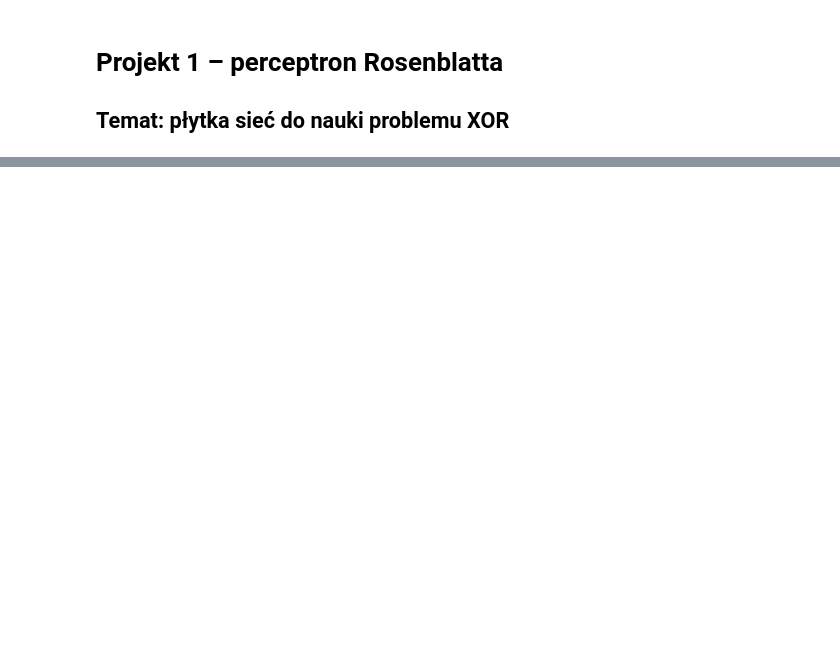
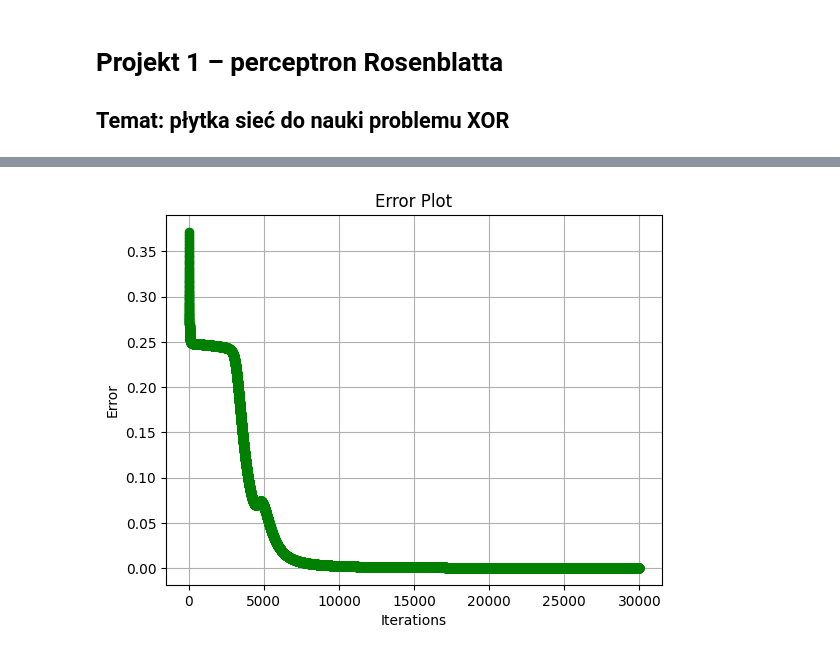
Before and after one commit to qert6g35/ML_xor, a Jupyter notebook: neutral-network-for-xor-problem.ipynb, the cells around one changed output, grey strips where cells are left out. Drawn from its saved outputs; the diff is of its cells as text; code cells hidden in the pictures; blank space fills up the shorter version.

```diff
--- a/neutral-network-for-xor-problem.ipynb
+++ b/neutral-network-for-xor-problem.ipynb
@@ -154,0 +224,9 @@ plt.show()
+# %%
+plt.plot(ErrorC2, 'o:g')
+plt.xlabel('Iterations')
+plt.ylabel('Error')
+plt.title('Error Plot')
+plt.grid(True)
+plt.show()
+# %% [output]
+[figure, added]
```
Also changed, not shown: parts of 16 cells of this notebook, 2 other files.
